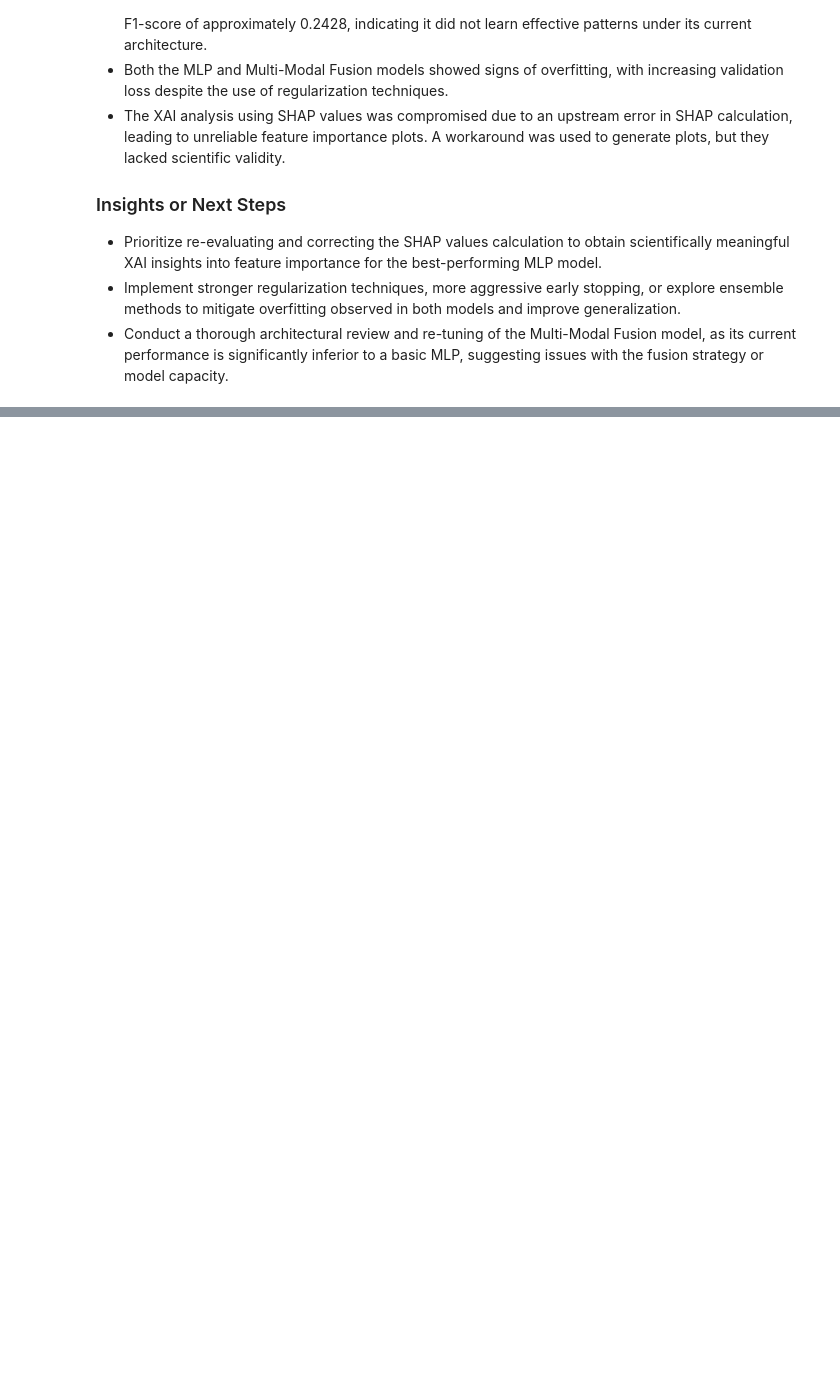
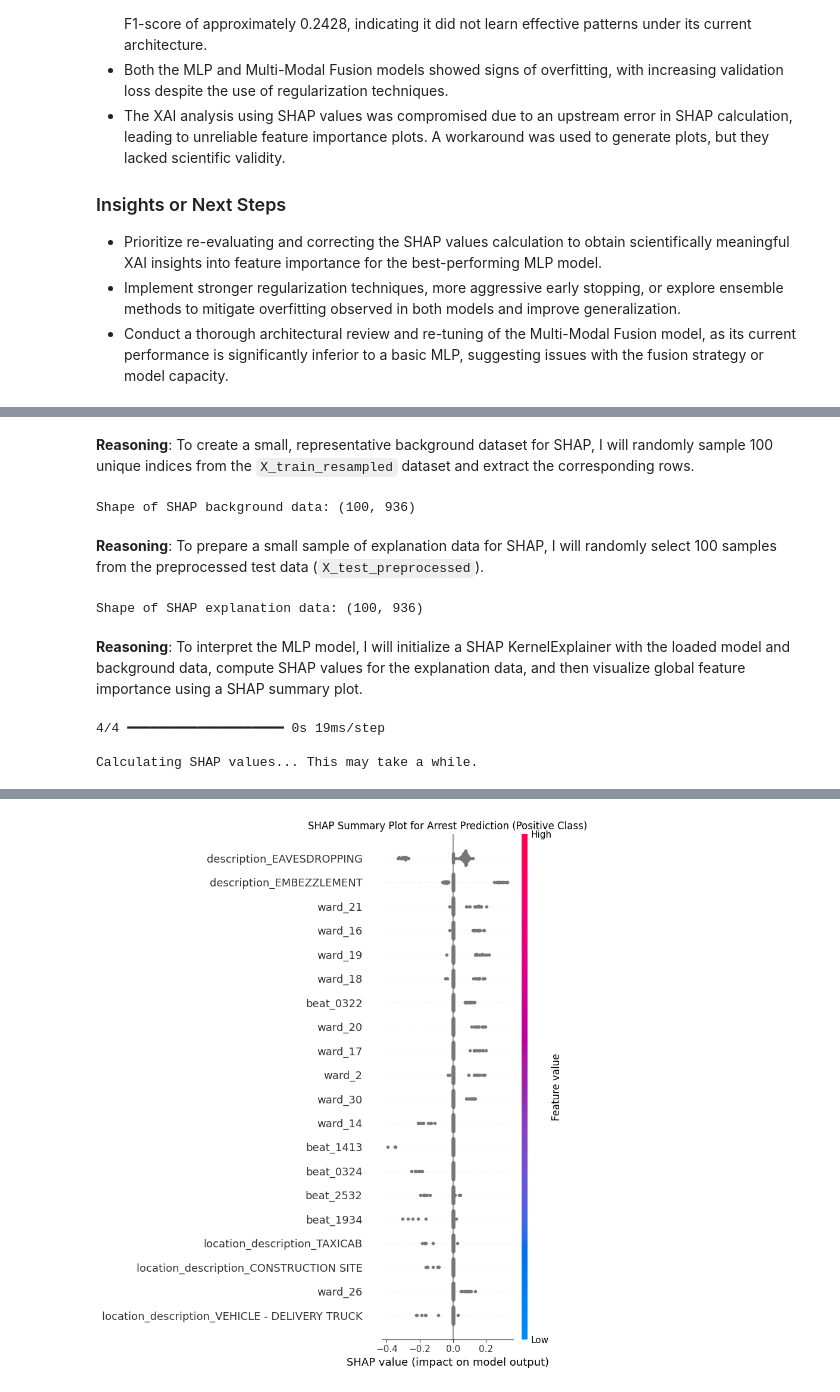
Before and after one commit to apoyando/CHIarrests, a Jupyter notebook: CHIarrests.ipynb, the cells around one changed output, grey strips where cells are left out. Drawn from its saved outputs; the diff is of its cells as text; code cells hidden in the pictures; blank space fills up the shorter version.

Commit message:
shap 2

```diff
--- a/CHIarrests.ipynb
+++ b/CHIarrests.ipynb
@@ -1613,0 +1726,75 @@ To interpret the MLP model, I will first get the feature names from the preproce
+# %% [markdown]
+**Reasoning**:
+To create a small, representative background dataset for SHAP, I will randomly sample 100 unique indices from the `X_train_resampled` dataset and extract the corresponding rows.
+# %%
+import numpy as np
+
+# 1. Set the number of background samples to use for SHAP
+num_background_samples = 100
+
+# 2. Set a random seed to 42 for reproducibility
+np.random.seed(42)
+
+# 3. Randomly select 100 unique indices from the X_train_resampled dataset
+background_indices = np.random.choice(X_train_resampled.shape[0], num_background_samples, replace=False)
+
+# 4. Create shap_background_data by selecting the rows corresponding to these indices
+shap_background_data = X_train_resampled[background_indices]
+
+# 5. Print the shape of shap_background_data to verify the sampling
+print(f"Shape of SHAP background data: {shap_background_data.shape}")
+# %% [output]
+Shape of SHAP background data: (100, 936)
+# %% [markdown]
+**Reasoning**:
+To prepare a small sample of explanation data for SHAP, I will randomly select 100 samples from the preprocessed test data (`X_test_preprocessed`).
+# %%
+num_explanation_samples = 100
+np.random.seed(42) # For reproducibility
+explanation_indices = np.random.choice(X_test_preprocessed.shape[0], num_explanation_samples, replace=False)
+shap_explanation_data = X_test_preprocessed[explanation_indices]
+
+print(f"Shape of SHAP explanation data: {shap_explanation_data.shape}")
+# %% [output]
+Shape of SHAP explanation data: (100, 936)
+# %% [markdown]
+**Reasoning**:
+To interpret the MLP model, I will initialize a SHAP KernelExplainer with the loaded model and background data, compute SHAP values for the explanation data, and then visualize global feature importance using a SHAP summary plot.
+# %%
+import shap
+import matplotlib.pyplot as plt
+
+# 4. Initialize KernelExplainer and compute SHAP values
+# KernelExplainer requires a prediction function that takes numpy arrays and returns a single output
+explainer = shap.KernelExplainer(mlp_smote_model_loaded.predict, shap_background_data)
+
+print("\nCalculating SHAP values... This may take a while.")
+# The model returns probabilities for class 1, so direct SHAP calculation on this output is appropriate
+shap_values = explainer.shap_values(shap_explanation_data)
+
+print("SHAP values calculated.")
+
+# shap_values will be a list of arrays, one for each output class.
+# For binary classification with a single sigmoid output, it usually returns [shap_values_for_class_0, shap_values_for_class_1]
+# or sometimes just a single array if the predict function only returns one probability.
+# We are interested in the positive class (class 1).
+# If `shap_values` is a list of arrays, assume `shap_values[0]` corresponds to the first output (probability for class 1).
+# If `shap_values` is directly an array, use it.
+shap_values_for_plot = shap_values[0] if isinstance(shap_values, list) else shap_values
+
+# Ensure shap_values_for_plot is 2D for summary_plot
+if shap_values_for_plot.ndim == 3 and shap_values_for_plot.shape[2] == 1:
+    shap_values_for_plot = shap_values_for_plot.squeeze(axis=2)
+
+print(f"Shape of SHAP values for plotting: {shap_values_for_plot.shape}")
+
+# 5. Visualize global feature importance with a summary plot
+plt.figure(figsize=(12, 8))
+shap.summary_plot(shap_values_for_plot, shap_explanation_data, feature_names=feature_names, show=False)
+plt.title('SHAP Summary Plot for Arrest Prediction (Positive Class)')
+plt.tight_layout()
+plt.show()
+# %% [output]
+4/4 ━━━━━━━━━━━━━━━━━━━━ 0s 19ms/step
+
+Calculating SHAP values... This may take a while.
@@ -1613,0 +1818 @@ To interpret the MLP model, I will first get the feature names from the preproce
+[figure, added]
```
Also changed, not shown: parts of 20 cells of this notebook.
